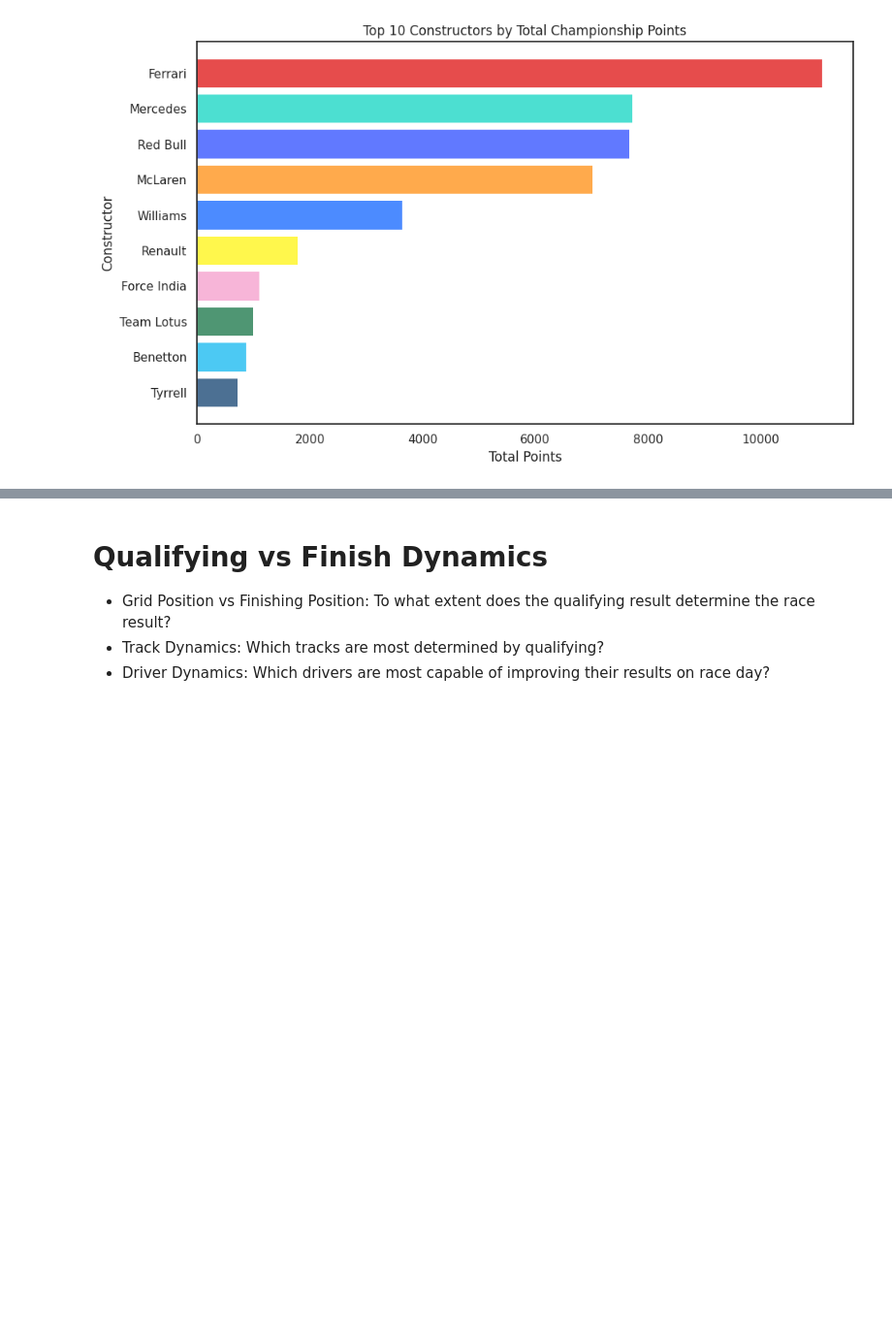
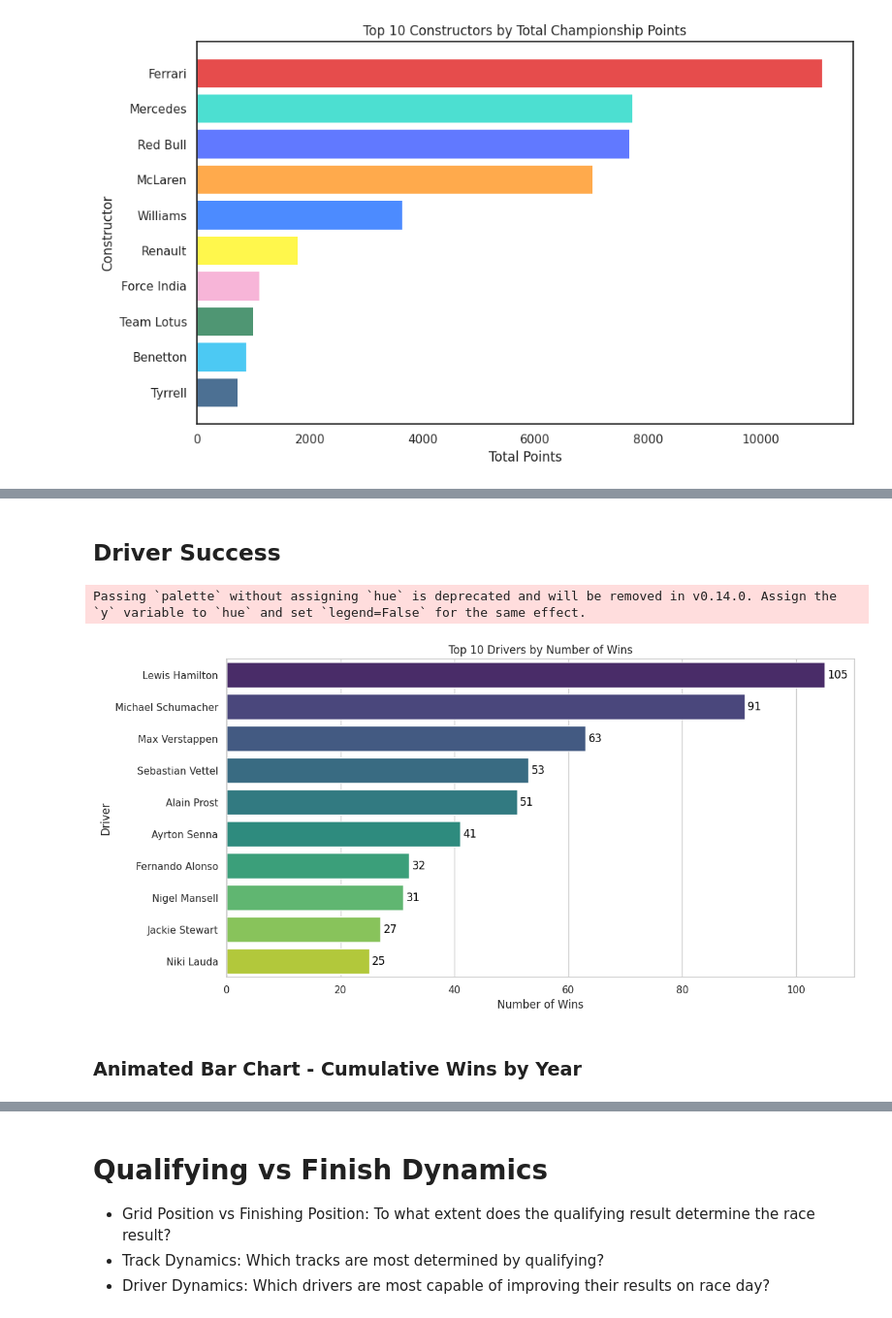
Before and after one commit to davidgoins236/data_viz_final_project, a Jupyter notebook: data_viz_final_project.ipynb, the cells around one changed output, grey strips where cells are left out. Shown at 97% size. Saved outputs shown, nothing was run; the diff lists cells and outputs as text; code cells hidden in the pictures; blank space fills up the shorter version.

```diff
--- a/data_viz_final_project.ipynb
+++ b/data_viz_final_project.ipynb
@@ -834,3 +834,47 @@ alt_chart = alt.Chart(plt_df).mark_area(opacity=0.7).encode(
 alt_chart
 # %% [output]
 [interactive output not drawn]
+# %% [markdown]
+## Driver Success
+# %%
+# Filter only race winners and create full driver name
+winners_df = combined_results_df.query("positionOrder == 1").copy()
+winners_df['driver_name_proper'] = winners_df['forename'].str.title() + ' ' + winners_df['surname'].str.title()
+
+# Count wins per driver
+driver_wins = winners_df.groupby('driver_name_proper')['raceId'].nunique().reset_index()
+driver_wins.columns = ['driver_name_proper', 'win_count']
+
+# Sort and keep top N
+top_n = 10
+top_driver_wins = driver_wins.sort_values('win_count', ascending=False).head(top_n)
+
+# Create the bar chart
+plt.figure(figsize=(12, 6))
+ax = sns.barplot(
+    data=top_driver_wins,
+    x='win_count',
+    y='driver_name_proper',
+    palette='viridis'
+)
+
+# Add labels
+for i, win_count in enumerate(top_driver_wins['win_count']):
+    ax.text(
+        win_count + 0.5,
+        i,
+        str(win_count),
+        color='black',
+        va='center'
+    )
+
+plt.title(f"Top {top_n} Drivers by Number of Wins")
+plt.xlabel("Number of Wins")
+plt.ylabel("Driver")
+plt.tight_layout()
+plt.show()
+# %% [output]
+Passing `palette` without assigning `hue` is deprecated and will be removed in v0.14.0. Assign the `y` variable to `hue` and set `legend=False` for the same effect.
+[figure, added]
+# %% [markdown]
+### Animated Bar Chart - Cumulative Wins by Year
```
Also changed, not shown: parts of 1 cell of this notebook.
